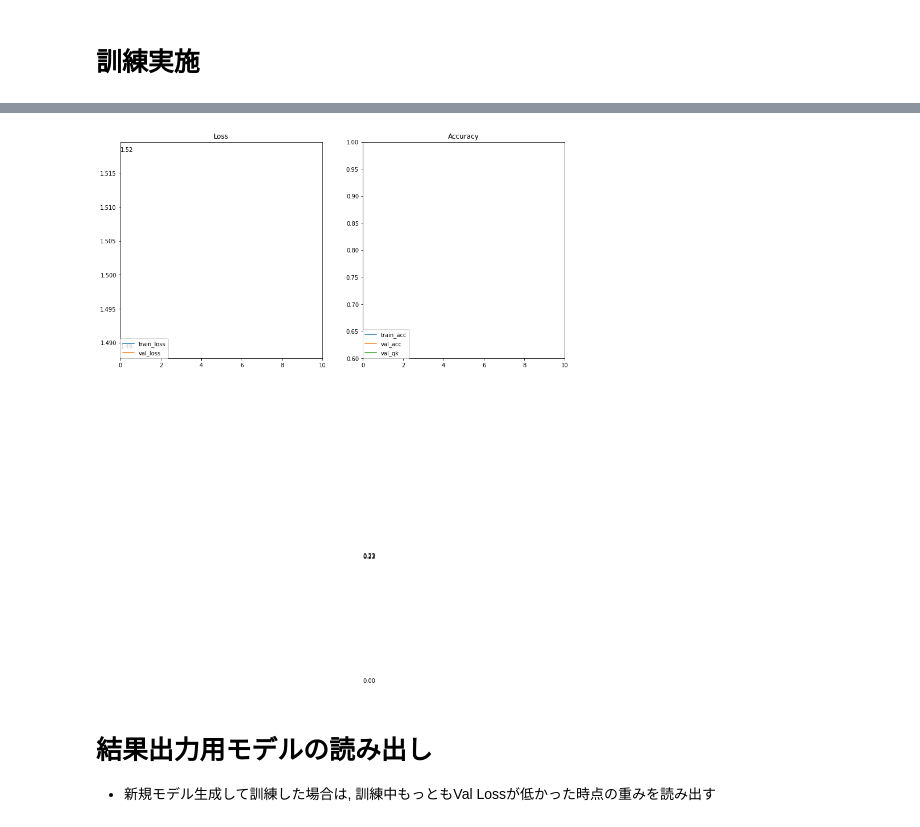
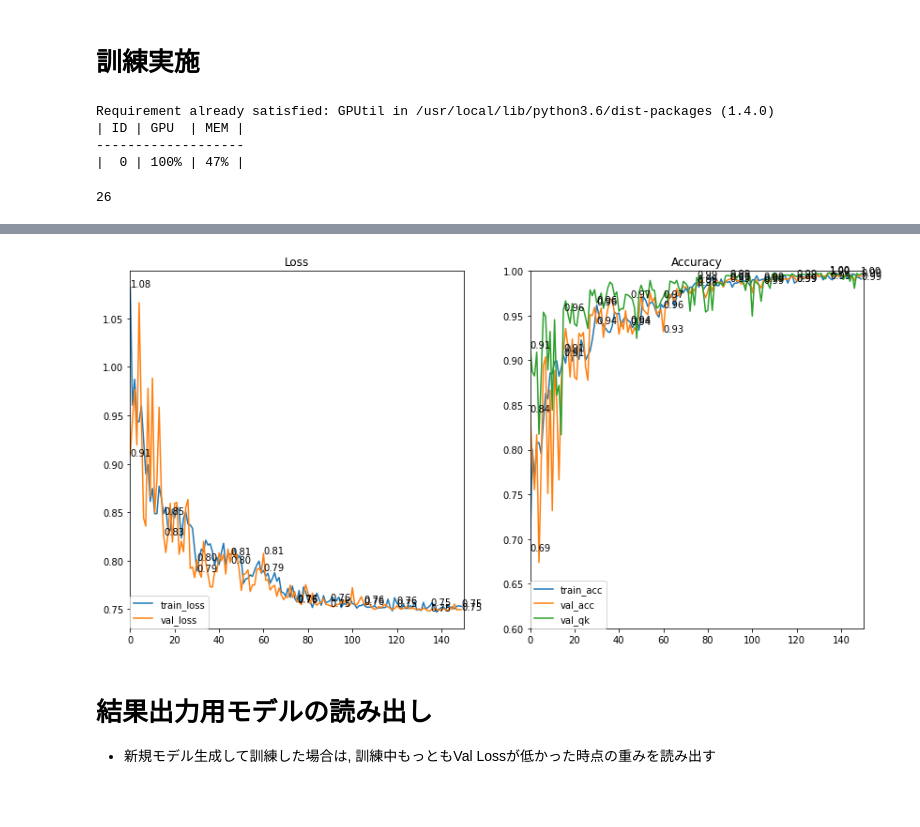
Before and after one commit to atakeuchi/signate_lemon, a Jupyter notebook: model.ipynb, the cells around one changed output, grey strips where cells are left out. Saved outputs shown, nothing was run; the diff lists cells and outputs as text; code cells hidden in the pictures; blank space fills up the shorter version.

```diff
--- a/model.ipynb
+++ b/model.ipynb
@@ -329,6 +329,12 @@ print(weight)
 # %% [output]
 [400, 256, 236, 211]
 [0.65007356 1.01573993 1.10181959 1.23236693]
+# %%
+def qkloss(prob, true):
+  N = prob.size()[1]
+  c = torch.arange(0, N, 1, dtype=float)
+  w = (torch.reshape(true, (-1, 1)) - c)**2
+  return torch.sum(w * prob, dim=1)
 # %% [markdown]
 # AIインスタンス生成
    * 重みファイルがある場合にはそこから復帰、Noneなら新たに生成
@@ -345,5 +351,6 @@ else:
     losses = []
 
 optimizer = optimizer(model.parameters())
-crit = nn.CrossEntropyLoss(weight=torch.tensor(weight.astype(np.float32)).to(device))
+#crit = nn.CrossEntropyLoss(weight=torch.tensor(weight.astype(np.float32)).to(device))
+crit = qkloss(weight=torch.tensor(weight.astype(np.float32)).to(device))
 scheduler = optim.lr_scheduler.ReduceLROnPlateau(optimizer, patience=3, factor=0.9,verbose=True)
@@ -393,7 +402,7 @@ def val(model, dev, loader, crit):
             losses = torch.cat((losses,loss.unsqueeze(0)),dim=0)
         accuracy = accuracy_score(labels,preds)
         qk= cohen_kappa_score(labels,preds, weights='quadratic')
-    return torch.mean(losses).cpu(), accuracy, qk
+    return torch.mean(losses).cpu(), accuracy, qk, losses
 
 def plot_loss_acc(ax, datas, keys,title,yrange=None):
     ax.cla()
@@ -422,6 +431,33 @@ def save_training(output_path, model, optim=None, meta_dict=None):
     torch.save(save_dict, output_path)
 # %% [markdown]
 # 訓練実施
+# %%
+import gc
+!pip install GPUtil
+import GPUtil
+torch.cuda.empty_cache()
+GPUtil.showUtilization()
+
+#del df
+#del test_dataset
+#del testloader
+gc.collect()
+# %% [output]
+Requirement already satisfied: GPUtil in /usr/local/lib/python3.6/dist-packages (1.4.0)
+| ID | GPU  | MEM |
+-------------------
+|  0 | 100% | 47% |
+26
+# %%
+train_sampler = WeightedRandomSampler(weights=w, num_samples=2000)
+train_loader = torch.utils.data.DataLoader(
+    train_dataset,
+    batch_size=model_params['BATCH_SIZE'],
+    shuffle=True,
+    num_workers=0,
+    sampler=train_sampler,
+    pin_memory=True,
+    worker_init_fn=worker_init_fn)
 # %%
 %%time
 plt.ion()
@@ -442,6 +478,29 @@ if SAVED_MODEL is None:
 
     cur_epoch = len(losses) + 1
     for step in range(cur_epoch, FINE_TUNE_EPOCHS + LINEAR_EVAL_EPOCHS):
+        train_loss,train_acc = train(model, device, train_loader, optimizer, crit, freeze_cnn=False)
+        val_loss,val_acc, val_qk, w = val(model, device, val_loader, crit)
+        losses.append({"train_loss":train_loss, "val_loss":val_loss, "train_acc":train_acc, "val_acc":val_acc, "val_qk":val_qk})
+        scheduler.step(val_loss)
+        if val_loss < best_loss:
+            best_loss = val_loss
+            torch.save(model.state_dict(),'best_model.pkl')
+            save_training(BEST_MODEL_NAME, model, meta_dict ={
+                "train_history": losses
+            })
+        neptune.log_metric('train_loss', train_loss)
+        neptune.log_metric('val_loss', val_loss)
+        neptune.log_metric('train_accuracy', train_acc)
+        neptune.log_metric('val_accuracy', val_acc)
+        neptune.log_metric('val_qk', val_qk)
+        neptune.log_artifact('best_model.pkl')
+
+        clear_output(wait = True)
+        plot_loss_acc(ax[0], losses, ["train_loss", "val_loss"], "Loss")
+        plot_loss_acc(ax[1], losses, ["train_acc", "val_acc", "val_qk"], "Accuracy", yrange=(0.6,1.0))
+        display(fig)
+else:
+  for step in range(cur_epoch, FINE_TUNE_EPOCHS + LINEAR_EVAL_EPOCHS):
         train_loss,train_acc = train(model, device, train_loader, optimizer, crit, freeze_cnn=False)
         val_loss,val_acc, val_qk = val(model, device, val_loader, crit)
         losses.append({"train_loss":train_loss, "val_loss":val_loss, "train_acc":train_acc, "val_acc":val_acc, "val_qk":val_qk})
@@ -472,4 +533,4 @@ plt.ioff()
-[figure, old version]
+[figure, new version]
 # %% [markdown]
 # 結果出力用モデルの読み出し
    * 新規モデル生成して訓練した場合は, 訓練中もっともVal Lossが低かった時点の重みを読み出す
```
Also changed, not shown: parts of 10 cells of this notebook.
